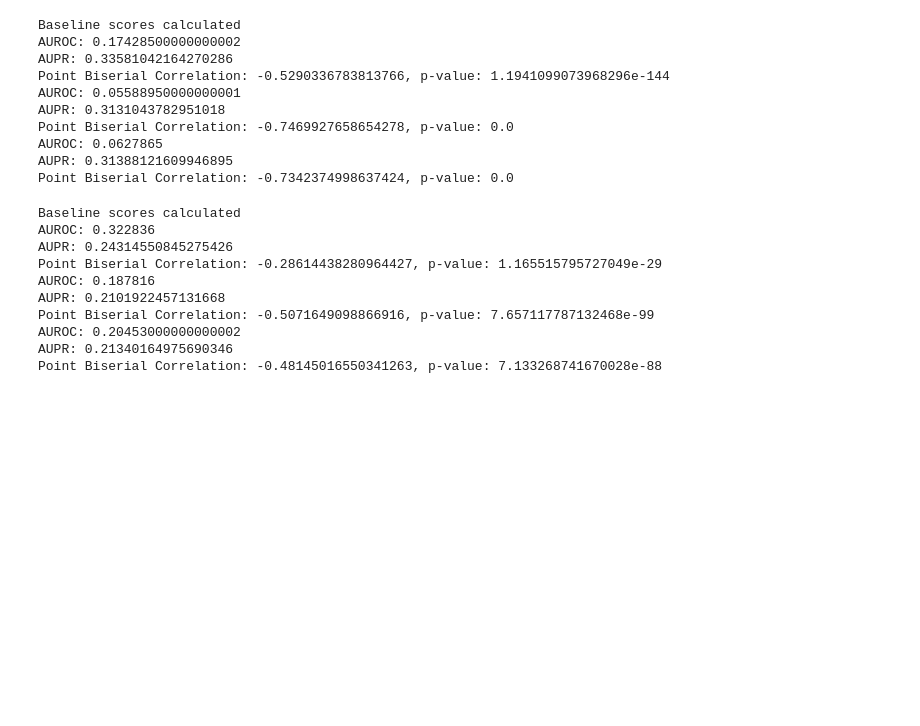
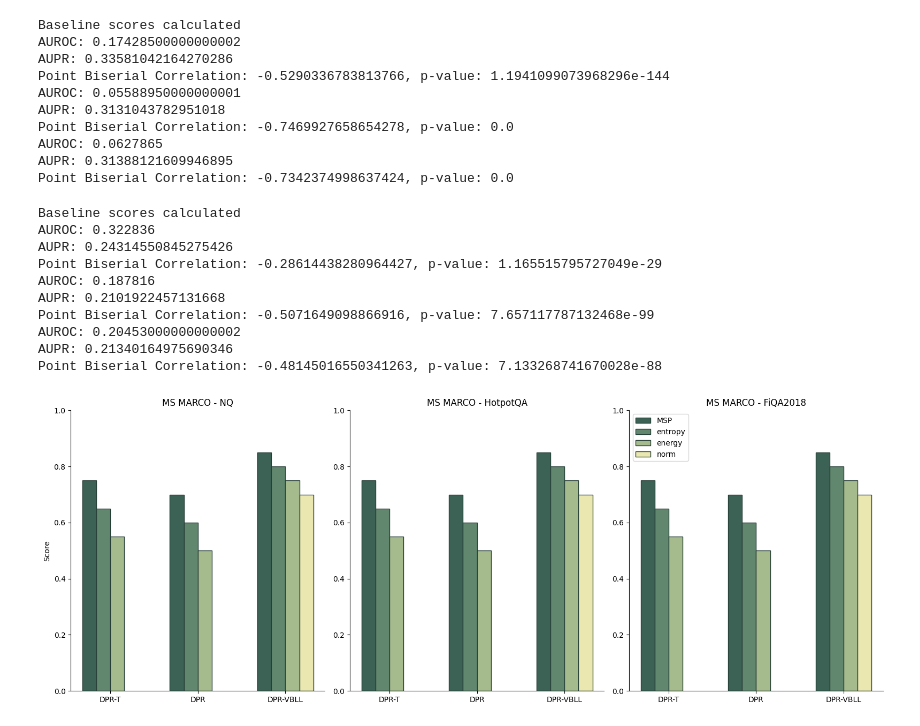
Before and after one commit to oliverneut/bayesian-dpr, a Jupyter notebook: plots/ood/ood-3.ipynb, the cells around one changed output. Drawn from its saved outputs; the diff is of its cells as text; code cells hidden in the pictures; blank space fills up the shorter version.

```diff
--- a/plots/ood/ood-3.ipynb
+++ b/plots/ood/ood-3.ipynb
@@ -321,0 +354,96 @@ Point Biserial Correlation: -0.48145016550341263, p-value: 7.133268741670028e-88
+# %%
+colors = {
+    "MSP": "#3C6255",
+    "entropy": "#61876E",
+    "energy": "#A6BB8D",
+    "norm": "#EAE7B1"
+}
+
+edge_colors = {
+    "MSP": "#273F37",
+    "entropy": "#273F37",
+    "energy": "#273F37",
+    "norm": "#273F37"
+}
+# %%
+models = ['DPR-T', 'DPR', 'DPR-VBLL']
+methods = ['MSP', 'entropy', 'energy', 'norm']
+
+scores = np.array([
+    [0.75, 0.65, 0.55, np.nan],# DPR-T (only 3 methods)
+    [0.7, 0.6, 0.5, np.nan],   # DPR (only 3 methods)
+    [0.85, 0.8, 0.75, 0.7],    # DPR-VBLL (4 methods)
+])
+
+n_models = len(models)
+n_methods = len(methods)
+bar_width = 0.16
+x = np.arange(n_models)
+
+fig, axes = plt.subplots(1, 3, figsize=(16, 6))
+
+for i, method in enumerate(methods):
+    # Offset each method's bars
+    offsets = (i - (n_methods-1)/2) * bar_width
+    # Only plot bars where score is not nan
+    valid = ~np.isnan(scores[:, i])
+    axes[0].bar(x[valid] + offsets, scores[valid, i], width=bar_width, label=method, color=colors[method], edgecolor=edge_colors[method], linewidth=1)
+
+axes[0].spines['top'].set_visible(False)
+axes[0].spines['right'].set_visible(False)
+axes[0].set_ylim(0, 1)
+axes[0].set_xticks(x)
+axes[0].set_xticklabels(models)
+axes[0].set_ylabel('Score')
+# axes[0].grid(True, axis='y', ls='--')
+axes[0].set_title('MS MARCO - NQ')
+
+
+scores = np.array([
+    [0.75, 0.65, 0.55, np.nan],# DPR-T (only 3 methods)
+    [0.7, 0.6, 0.5, np.nan],   # DPR (only 3 methods)
+    [0.85, 0.8, 0.75, 0.7],    # DPR-VBLL (4 methods)
+])
+
+for i, method in enumerate(methods):
+    # Offset each method's bars
+    offsets = (i - (n_methods-1)/2) * bar_width
+    # Only plot bars where score is not nan
+    valid = ~np.isnan(scores[:, i])
+    axes[1].bar(x[valid] + offsets, scores[valid, i], width=bar_width, label=method, color=colors[method], edgecolor=edge_colors[method], linewidth=1)
+
+axes[1].spines['top'].set_visible(False)
+axes[1].spines['right'].set_visible(False)
+axes[1].set_ylim(0, 1)
+axes[1].set_xticks(x)
+axes[1].set_xticklabels(models)
+# axes[1].grid(True, axis='y', ls='--')
+axes[1].set_title('MS MARCO - HotpotQA')
+
+
+scores = np.array([
+    [0.75, 0.65, 0.55, np.nan],# DPR-T (only 3 methods)
+    [0.7, 0.6, 0.5, np.nan],   # DPR (only 3 methods)
+    [0.85, 0.8, 0.75, 0.7],    # DPR-VBLL (4 methods)
+])
+
+for i, method in enumerate(methods):
+    # Offset each method's bars
+    offsets = (i - (n_methods-1)/2) * bar_width
+    # Only plot bars where score is not nan
+    valid = ~np.isnan(scores[:, i])
+    axes[2].bar(x[valid] + offsets, scores[valid, i], width=bar_width, label=method, color=colors[method], edgecolor=edge_colors[method], linewidth=1)
+
+axes[2].spines['top'].set_visible(False)
+axes[2].spines['right'].set_visible(False)
+axes[2].set_ylim(0, 1)
+axes[2].set_xticks(x)
+axes[2].set_xticklabels(models)
+axes[2].set_title('MS MARCO - FiQA2018')
+# axes[2].grid(True, axis='y', ls='--')
+axes[2].legend()
+plt.tight_layout()
+plt.show()
+fig.savefig(f"../figures/ood/ood-3.png", bbox_inches='tight', dpi=300)
+# %% [output]
+[figure, added]
```
Also changed, not shown: parts of 3 cells of this notebook, 6 other files.
